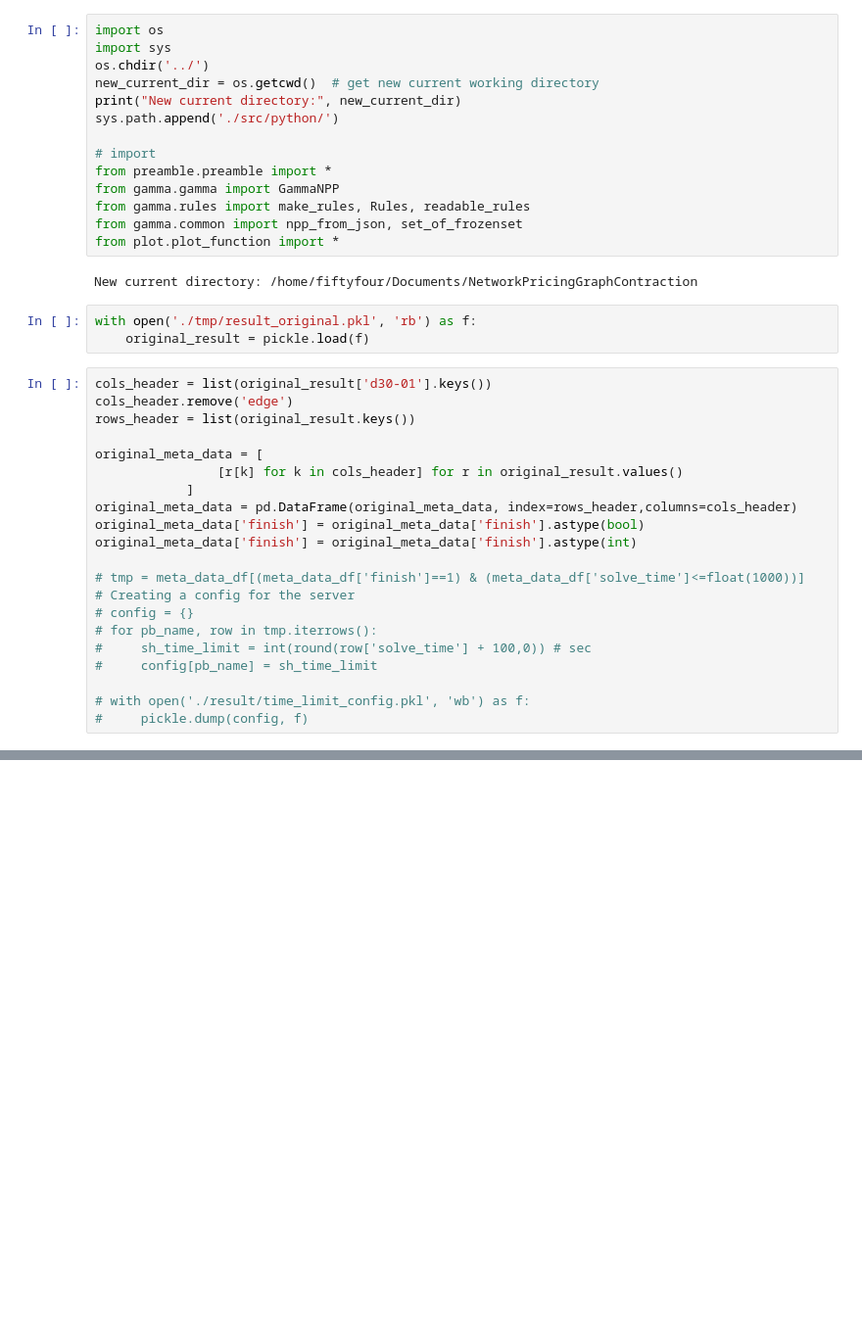
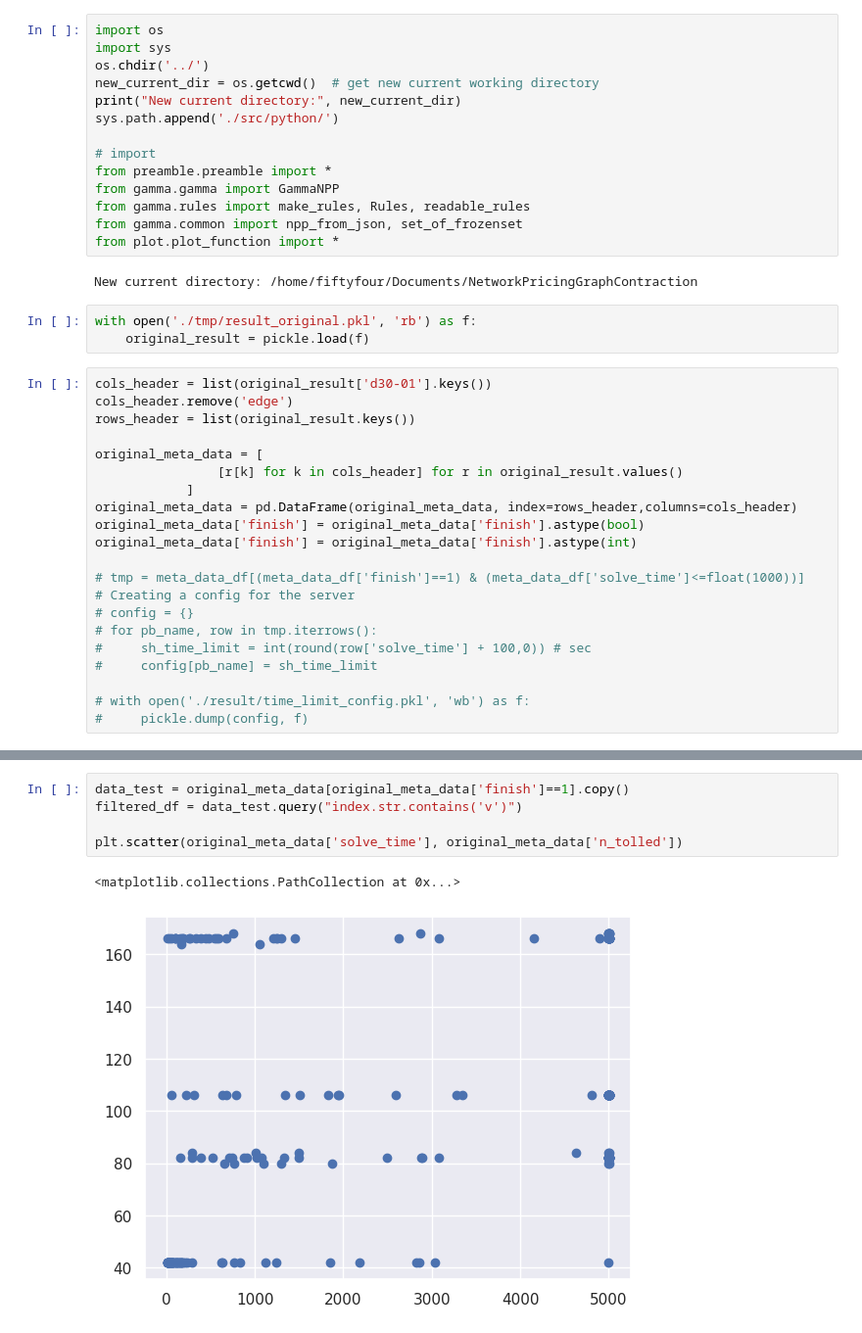
Before and after one commit to julien-hebert-doutreloux/NetworkPricingGraphContraction, a Jupyter notebook: notebook/Untitled1.ipynb, the cells around one changed output, grey strips where cells are left out. Shown at 98% size. Drawn from its saved outputs; the diff is of its cells as text; blank space fills up the shorter version.

```diff
--- a/notebook/Untitled1.ipynb
+++ b/notebook/Untitled1.ipynb
@@ -417,0 +420,8 @@ sleep 60
+# %%
+data_test = original_meta_data[original_meta_data['finish']==1].copy()
+filtered_df = data_test.query("index.str.contains('v')")
+
+plt.scatter(original_meta_data['solve_time'], original_meta_data['n_tolled'])
+# %% [output]
+<matplotlib.collections.PathCollection at 0x...>
+[figure, added]
```
Also changed, not shown: parts of 10 cells of this notebook, 18 other files.
